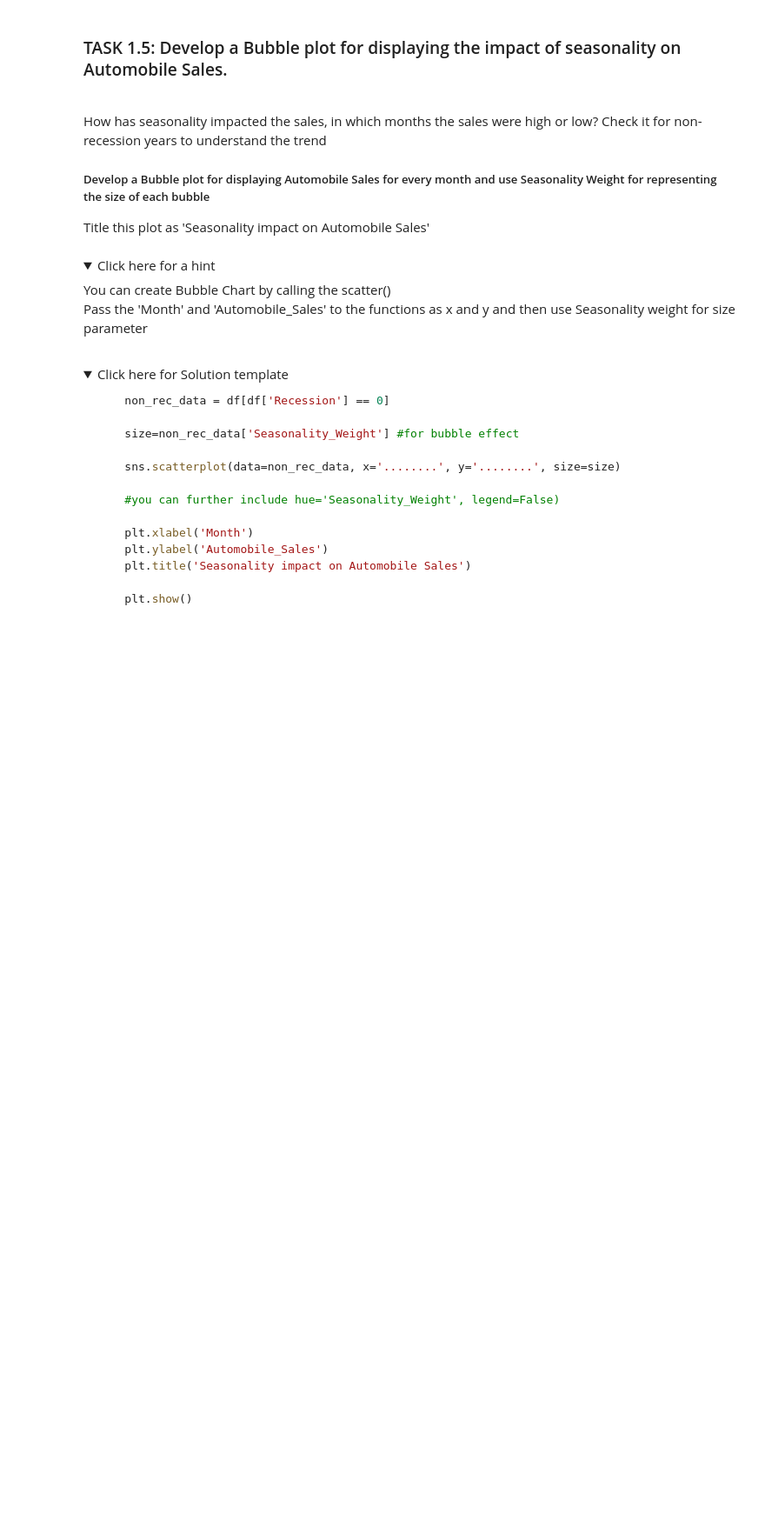
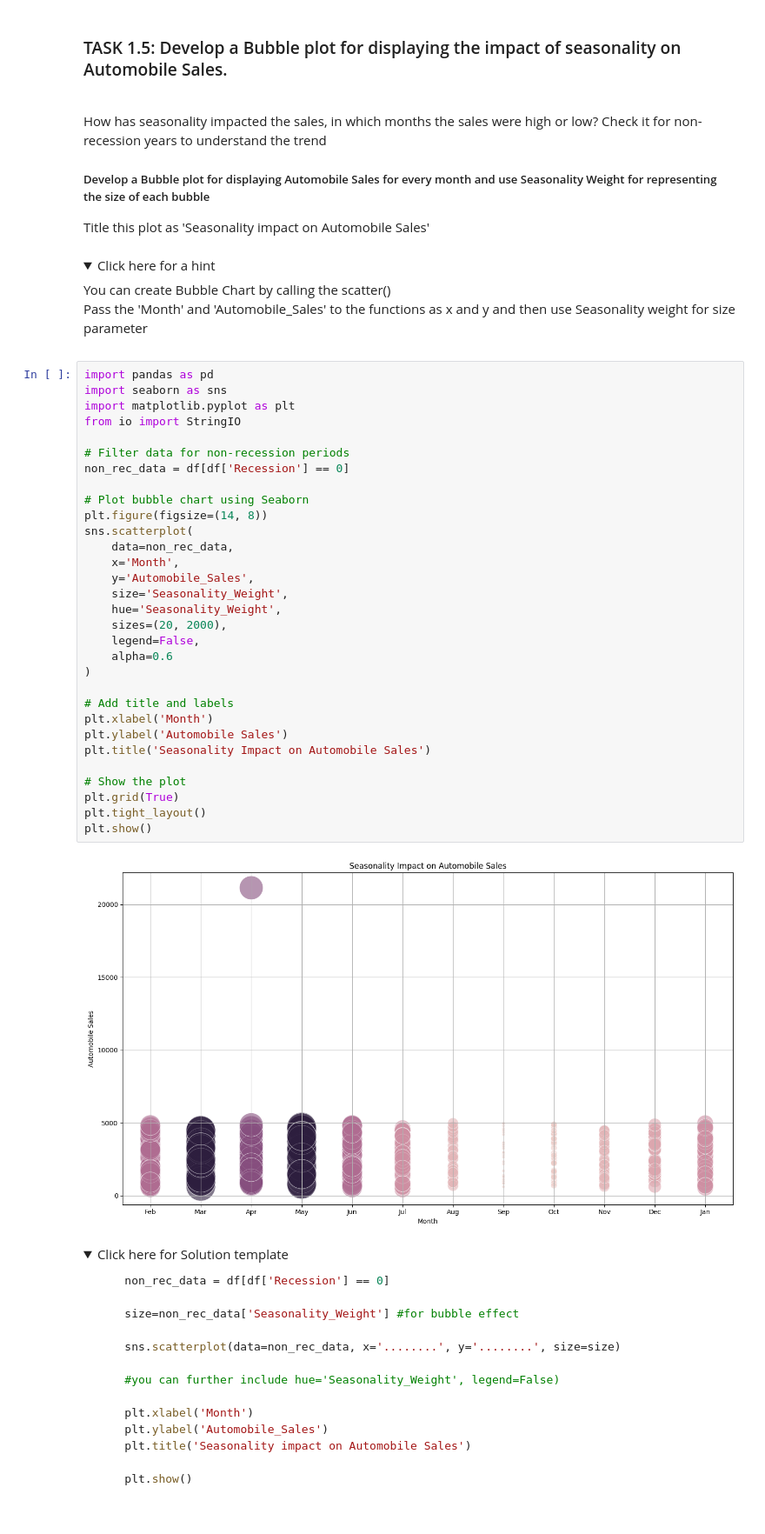
Before and after one commit to mitanshm680/Coursera-data, a Jupyter notebook: DV0101EN-Exercise-Final-Assignment-Part-1-20230614-1686700800.jupyterlite.ipynb, the cells around one changed output. Shown at 87% size. Cells and saved outputs as stored; diff of their text form; folded sections open; blank space fills up the shorter version.

```diff
--- a/DV0101EN-Exercise-Final-Assignment-Part-1-20230614-1686700800.jupyterlite.ipynb
+++ b/DV0101EN-Exercise-Final-Assignment-Part-1-20230614-1686700800.jupyterlite.ipynb
@@ -645,6 +681,39 @@ Title this plot as 'Seasonality impact on Automobile Sales'
      You can create Bubble Chart by calling the scatter()
         <br>Pass the 'Month' and 'Automobile_Sales' to the functions as x and y and then use Seasonality weight for size parameter</p>
 </details>
+# %%
+import pandas as pd
+import seaborn as sns
+import matplotlib.pyplot as plt
+from io import StringIO
+
+# Filter data for non-recession periods
+non_rec_data = df[df['Recession'] == 0]
+
+# Plot bubble chart using Seaborn
+plt.figure(figsize=(14, 8))
+sns.scatterplot(
+    data=non_rec_data,
+    x='Month',
+    y='Automobile_Sales',
+    size='Seasonality_Weight',
+    hue='Seasonality_Weight',
+    sizes=(20, 2000),
+    legend=False,
+    alpha=0.6
+)
+
+# Add title and labels
+plt.xlabel('Month')
+plt.ylabel('Automobile Sales')
+plt.title('Seasonality Impact on Automobile Sales')
+
+# Show the plot
+plt.grid(True)
+plt.tight_layout()
+plt.show()
+# %% [output]
+[figure, added]
 # %% [markdown]
 <details>
 <summary>Click here for Solution template</summary>
```
Also changed, not shown: parts of 6 cells of this notebook.
